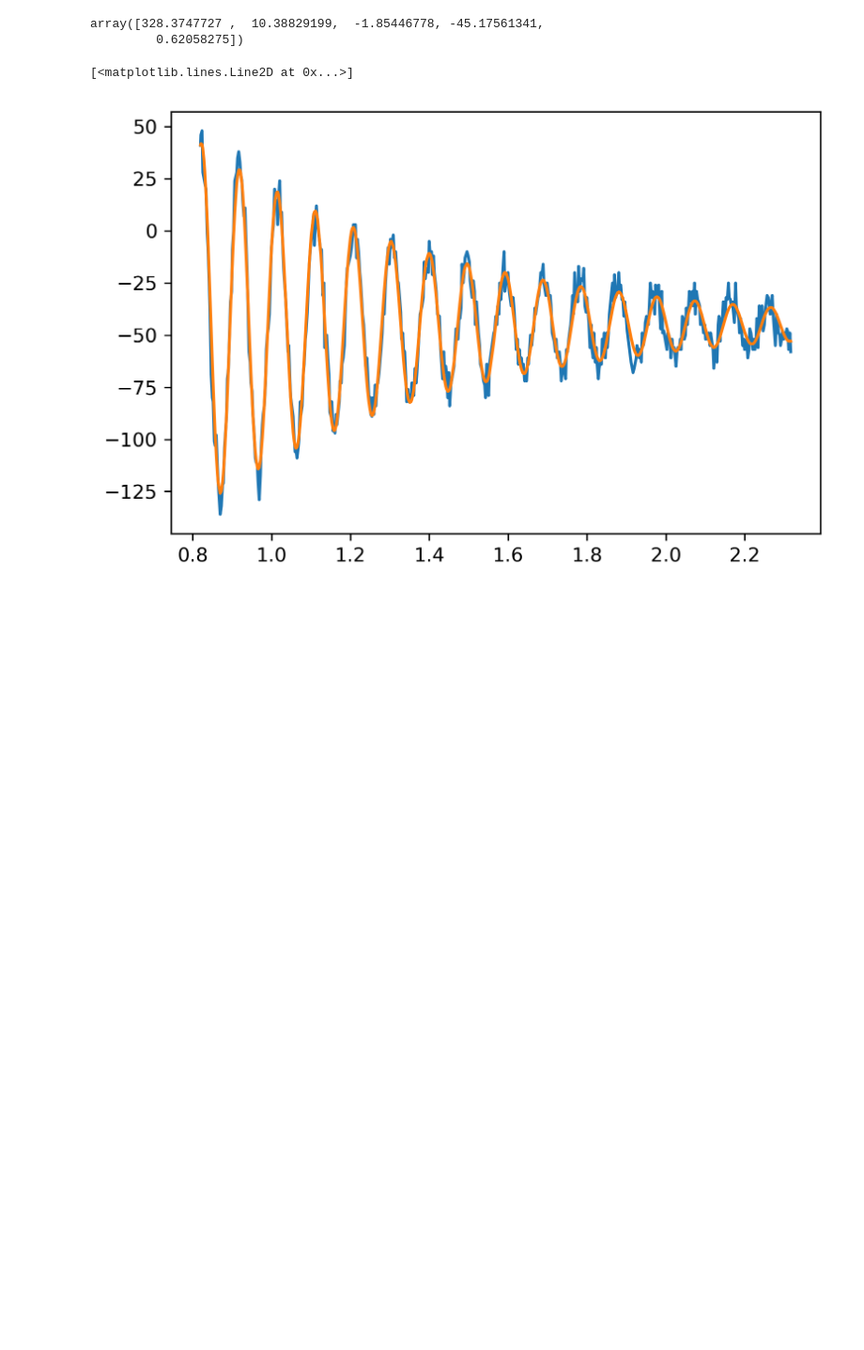
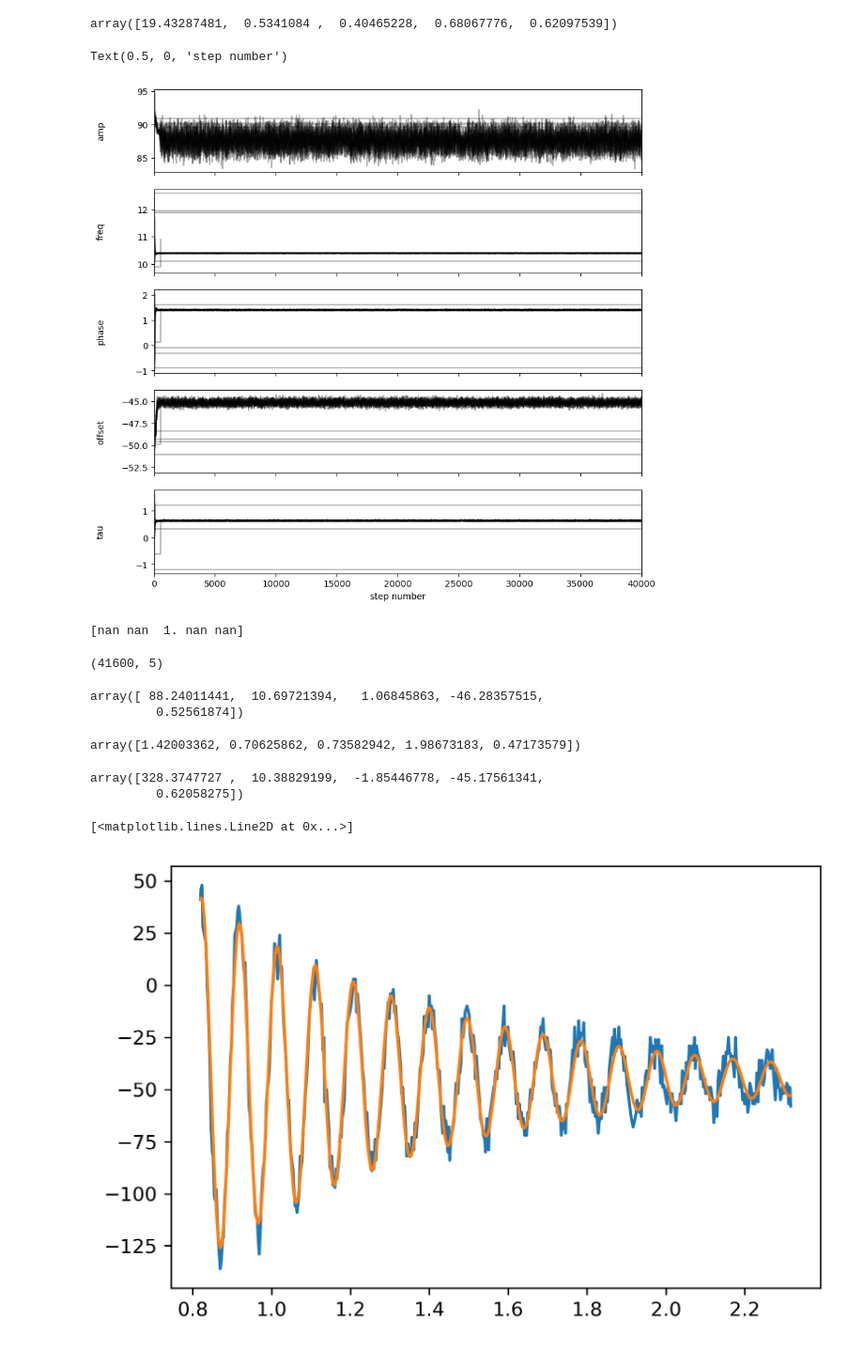
Before and after one commit to liuyiqiandrew/flexure_exp_proj, a Jupyter notebook: analysis/analysis.ipynb, the cells around one changed output. Shown at 94% size. Drawn from its saved outputs; the diff is of its cells as text; code cells hidden in the pictures; blank space fills up the shorter version.

```diff
--- a/analysis/analysis.ipynb
+++ b/analysis/analysis.ipynb
@@ -6,7 +7,0 @@ import scipy.stats as stt
-# %%
-def model(params, t):
-    amp, freq, phase, offset, tau = params
-    return amp * np.sin(freq * 2 * np.pi * t + phase) * np.exp(-t / tau) + offset
-
-def cost(params, t, y):
-    return ((model(params, t) - y)**2).sum()
@@ -13,5 +75,7 @@ def cost(params, t, y):
 # %%
-config_no = 1
-take_no = 1
-ax_no = 'red'
-tmp_data = np.load(f"../data/norm_mode_null_test/NullTest_config{config_no}-{ax_no}-take{take_no}.npy")[500:]
+configs = [1, 2, 3, 5]
+takes = [1, 2, 3]
+axes_color = ['red', 'blue']
+y_col = [1, 2]
+fname = "../data/norm_mode_null_test/NullTest_config{}-{}-take{}.npy"
+# tmp_data = np.load(f"../data/norm_mode_null_test/NullTest_config{config_no}-{ax_no}-take{take_no}.npy")[500:]
@@ -18,3 +151,41 @@ tmp_data = np.load(f"../data/norm_mode_null_test/NullTest_config{config_no}-{ax_
+# %%
+fit_theta
+# %% [output]
+array([19.43287481,  0.5341084 ,  0.40465228,  0.68067776,  0.62097539])
+# %%
+fig, axes = plt.subplots(5, figsize=(10, 10), sharex=True)
+samples = sampler.get_chain()
+labels = ["amp", "freq", "phase", "offset", "tau"]
+for i in range(ndim):
+    ax = axes[i]
+    ax.plot(samples[:, :, i], "k", alpha=0.3)
+    ax.set_xlim(0, len(samples))
+    ax.set_ylabel(labels[i])
+    ax.yaxis.set_label_coords(-0.1, 0.5)
+
+axes[-1].set_xlabel("step number")
+# %% [output]
+Text(0.5, 0, 'step number')
+[figure, added]
+# %%
+tau = sampler.get_autocorr_time()
+print(tau)
+# %% [output]
+[nan nan  1. nan nan]
+# %%
+flat_samples = sampler.get_chain(discard=1000, thin=15, flat=True)
+print(flat_samples.shape)
+# %% [output]
+(41600, 5)
+# %%
+flat_samples.mean(axis=0)
+# %% [output]
+array([ 88.24011441,  10.69721394,   1.06845863, -46.28357515,
+         0.52561874])
+# %%
+flat_samples.std(axis=0)
+# %% [output]
+array([1.42003362, 0.70625862, 0.73582942, 1.98673183, 0.47173579])
 # %%
 hit_ind = np.argmax(np.abs(tmp_data[:, 2]))
 cut_seg = 300
```
Also changed, not shown: parts of 8 cells of this notebook.
